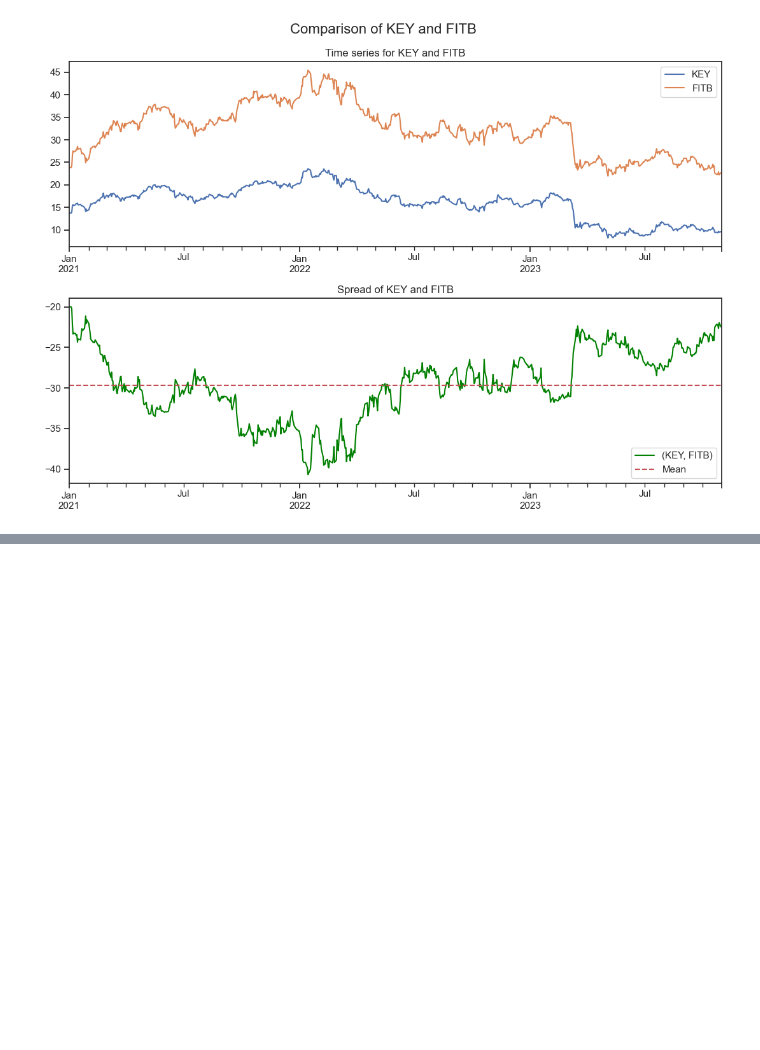
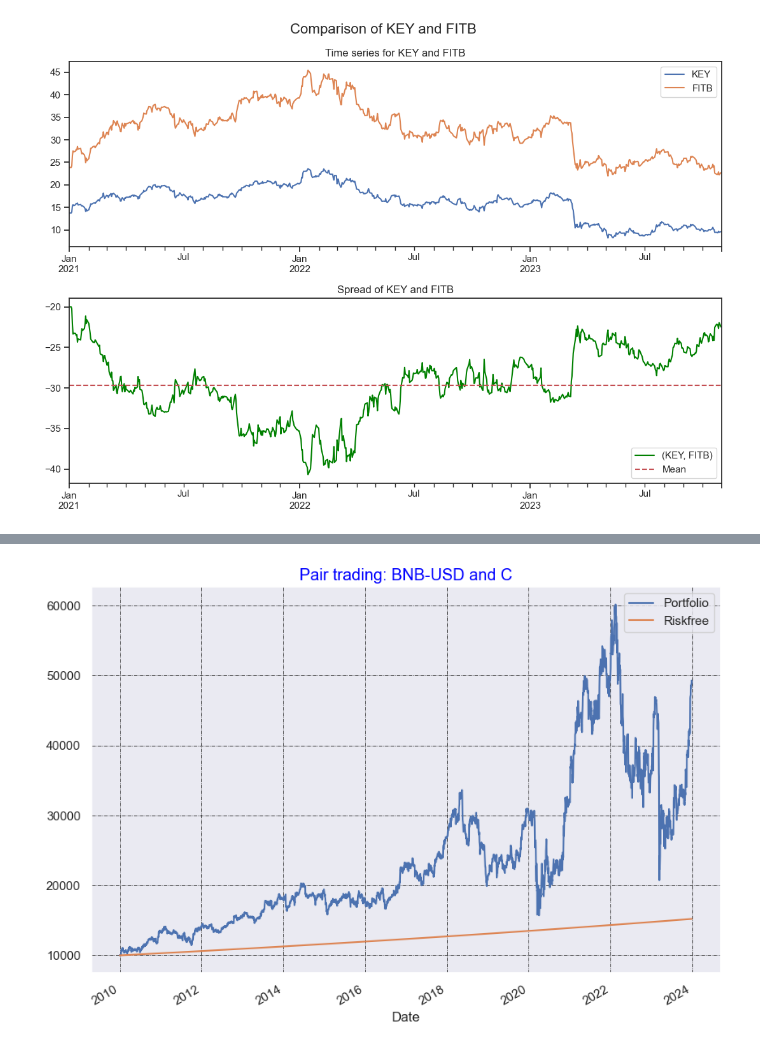
Before and after one commit to FrederikBenirschke/BasicTradingSystem, a Jupyter notebook: Examples/PairsSelection.ipynb, the cells around one changed output, grey strips where cells are left out. Saved outputs shown, nothing was run; the diff lists cells and outputs as text; code cells hidden in the pictures; blank space fills up the shorter version.

```diff
--- a/Examples/PairsSelection.ipynb
+++ b/Examples/PairsSelection.ipynb
@@ -433,0 +551,75 @@ plt.show()
+# %%
+import yfinance as yf
+
+tickers= ["FITB", "KEY"]
+startDate = '2010-01-01'
+endDate = '2023-12-31'
+
+dataMap = {}
+for ticker in tickers:
+    dataMap[ticker]= yf.download(ticker, start=startDate, end=endDate, progress = False)
+
+ #Clean the data
+totalTime = (pd.to_datetime(endDate) -
+                      pd.to_datetime(startDate)).days
+cleanData = {}
+dateRange = pd.date_range(start=startDate, end=endDate, freq='D')
+for ticker, df in dataMap.items():
+    if df is None or len(df) < (totalTime / 2):
+        continue
+
+    # Filter and clean the dataframe
+    df = df[['Adj Close']].iloc[-totalTime:].copy()
+    df = df.reindex(dateRange)
+    df['Adj Close'] = df['Adj Close'].replace([np.inf, -np.inf], np.nan)
+    df['Adj Close'] = df['Adj Close'].interpolate(method='linear')
+    df['Adj Close'].fillna(method='pad', inplace=True)
+    df['Adj Close'].fillna(method='bfill', inplace=True)
+
+    # Calculate log returns
+    df['log return'] = np.log(df['Adj Close'] / df['Adj Close'].shift(1))
+    df['log return'] = df['log return'].replace([np.inf, -np.inf], np.nan)
+    df['log return'].fillna(0, inplace=True)
+
+    # Ensure no NaN or infinite values in 'Adj Close' and 'log return'
+    assert not df['Adj Close'].isnull().any() and not df['log return'].isnull().any()
+    assert not np.any(np.isinf(df['Adj Close'])) and not np.any(np.isinf(df['log return']))
+
+    # Store cleaned data and log returns in cleanData dictionary
+    cleanData[ticker] = df
+
+
+
+# Initialize the trading system
+trader = TradingSystem()
+# Add the Apple data to the trading system
+for ticker in tickers:
+    trader.AddCleanData(ticker, dataMap[ticker])
+
+
+# Set the strategy of the trading system to a naive strategy
+# where we buy on one day and sell on the next day
+trader.SetStrategy(PairTradingStrategy(tickers[0], tickers[1],cleanData))
+# The portfolio starts with $10000
+trader.portfolio.SetInitialCash(10000)
+
+
+
+ # Perform a backtest for the basic trading strategy
+trader.Run()
+
+
+
+
+print('Starting Portfolio Value: %.2f' % trader.portfolio.initialCash)
+print('Final Portfolio Value: %.2f' % trader.GetPortfolioValue())
+
+
+# Analyze the backtest by providing various statistics
+trader.GetStats()
+pairLog = trader.log['Portfolio']
+trader.log.plot(figsize=(10,7))
+plt.title("Pair trading: BNB-USD and C",size='large',color='blue')
+plt.grid(which="major", color='k', linestyle='-.', linewidth=0.5)
+plt.show()
+# %% [output]
@@ -433,0 +632 @@ plt.show()
+[figure, added]
```
Also changed, not shown: parts of 6 cells of this notebook, 1 other file.
